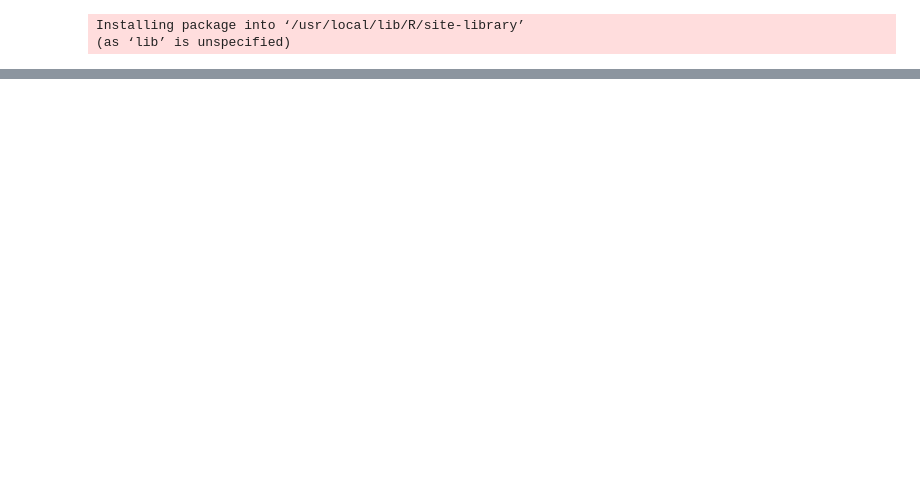
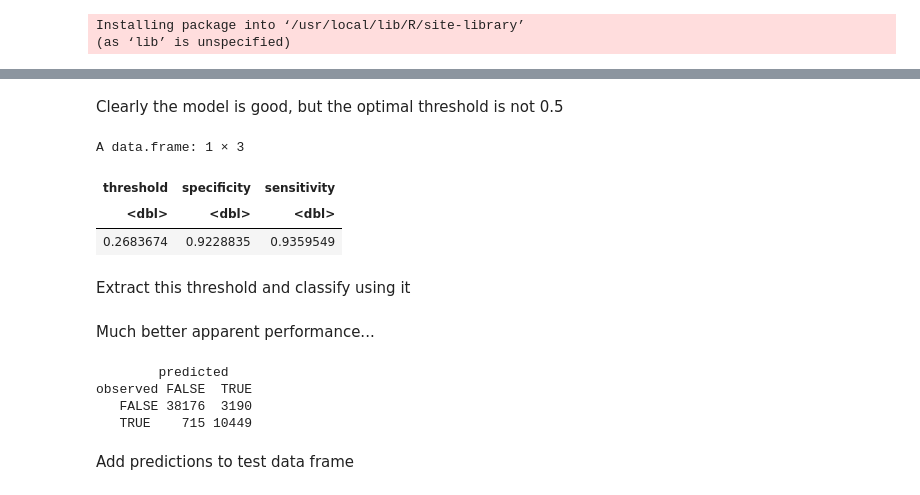
Before and after one commit to robinfreeman/BIOS0032_AI4Environment, a Jupyter notebook: TrackingData/practical.ipynb, the cells around one changed output, grey strips where cells are left out. Drawn from its saved outputs; the diff is of its cells as text; code cells hidden in the pictures; blank space fills up the shorter version.

```diff
--- a/TrackingData/practical.ipynb
+++ b/TrackingData/practical.ipynb
@@ -843,0 +869,18 @@ ERROR: Error in library(pROC): there is no package called ‘pROC’
+# %% [markdown]
+Clearly the model is good, but the optimal threshold is not 0.5
+# %%
+opt <- coords(
+  roc_obj,
+  x = "best",
+  best.method = "youden",
+  transpose = FALSE
+)
+
+opt
+# %% [output]
+A data.frame: 1 × 3
+| threshold | specificity | sensitivity |
+| <dbl> | <dbl> | <dbl> |
+| 0.2683674 | 0.9228835 | 0.9359549 |
+# %% [markdown]
+Extract this threshold and classify using it
@@ -843,0 +892,16 @@ ERROR: Error in library(pROC): there is no package called ‘pROC’
+# %% [markdown]
+Much better apparent performance...
+# %%
+confusion <- table(
+  observed = test_dat$is_dive_1m,
+  predicted = pred_class
+)
+
+confusion
+# %% [output]
+        predicted
+observed FALSE  TRUE
+   FALSE 38176  3190
+   TRUE    715 10449
+# %% [markdown]
+Add predictions to test data frame
```
Also changed, not shown: parts of 11 cells of this notebook.
